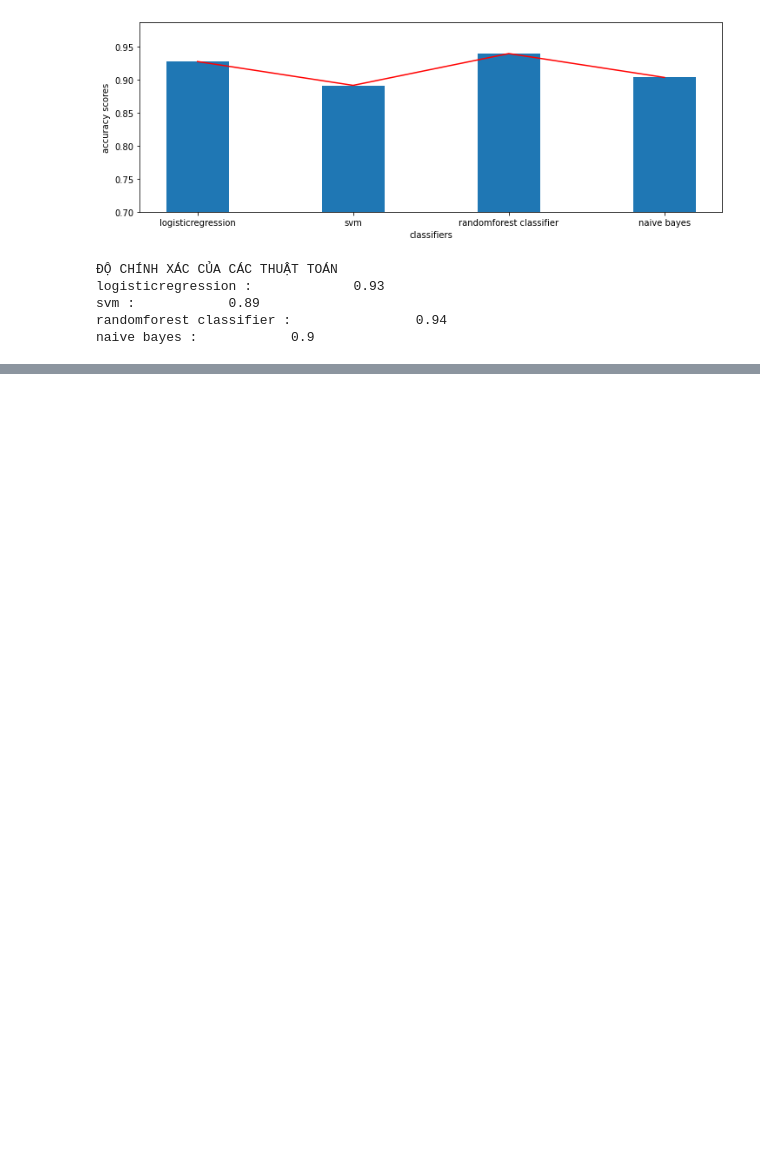
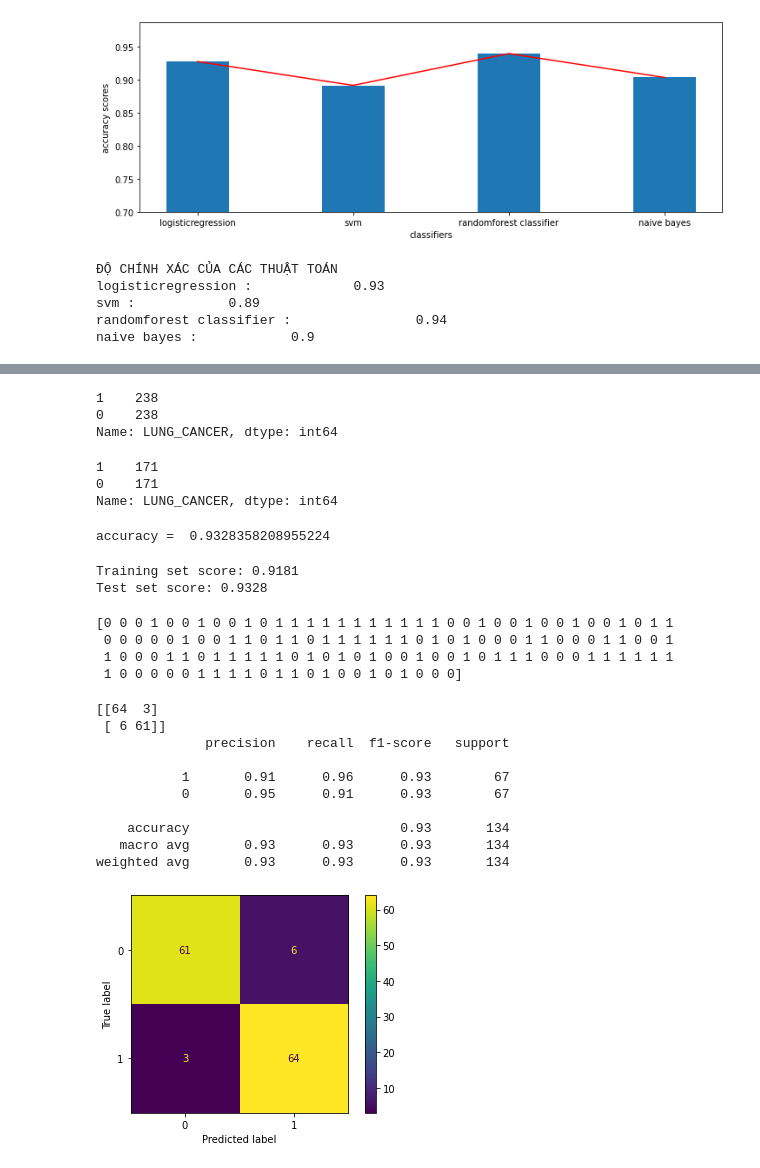
Before and after one commit to 1337Rinz/KhaiPhaDuLieuLon, a Jupyter notebook: DoAn_KhaiPhaDuLieuLon.ipynb, the cells around one changed output, grey strips where cells are left out. Drawn from its saved outputs; the diff is of its cells as text; code cells hidden in the pictures; blank space fills up the shorter version.

```diff
--- a/DoAn_KhaiPhaDuLieuLon.ipynb
+++ b/DoAn_KhaiPhaDuLieuLon.ipynb
@@ -438,0 +478,66 @@ naive bayes :            0.9
+# %%
+from imblearn.over_sampling import SMOTE
+smote = SMOTE(sampling_strategy='minority')
+X_sm, y_sm = smote.fit_resample(X,y)
+
+y_sm.value_counts()
+# %% [output]
+1    238
+0    238
+Name: LUNG_CANCER, dtype: int64
+# %%
+X_train, X_test, y_train, y_test = train_test_split(X_sm, y_sm, test_size = 0.28, random_state = 15, stratify= y_sm)
+# %%
+y_train.value_counts()
+# %% [output]
+1    171
+0    171
+Name: LUNG_CANCER, dtype: int64
+# %%
+gNB = GaussianNB()
+# Train model trên tập training sets
+gNB.fit(X_train, y_train)
+# Predict for Test_Set
+y_pred  = gNB.predict(X_test)
+
+print("accuracy = " ,accuracy_score(y_test, gNB.predict(X_test)))
+# %% [output]
+accuracy =  0.9328358208955224
+# %%
+# Check for overfitting and underfitting
+print('Training set score: {:.4f}'.format(gNB.score(X_train, y_train)))
+print('Test set score: {:.4f}'.format(gNB.score(X_test, y_test)))
+# %% [output]
+Training set score: 0.9181
+Test set score: 0.9328
+# %%
+y_gNBPred = gNB.predict(X_test)
+print(y_gNBPred)
+# %% [output]
+[0 0 0 1 0 0 1 0 0 1 0 1 1 1 1 1 1 1 1 1 1 1 0 0 1 0 0 1 0 0 1 0 0 1 0 1 1
+ 0 0 0 0 0 1 0 0 1 1 0 1 1 0 1 1 1 1 1 1 0 1 0 1 0 0 0 1 1 0 0 0 1 1 0 0 1
+ 1 0 0 0 1 1 0 1 1 1 1 1 0 1 0 1 0 1 0 0 1 0 0 1 0 1 1 1 0 0 0 1 1 1 1 1 1
+ 1 0 0 0 0 0 1 1 1 1 0 1 1 0 1 0 0 1 0 1 0 0 0]
+# %%
+# confusion matrix
+print(metrics.confusion_matrix(y_test, y_gNBPred, labels=[1,0]))
+
+from sklearn.metrics import confusion_matrix, ConfusionMatrixDisplay
+
+cm = confusion_matrix(y_test, y_gNBPred)
+ConfusionMatrixDisplay(cm).plot()
+
+# Classification Report
+print(metrics.classification_report(y_test, y_gNBPred, labels=[1,0]))
+# %% [output]
+[[64  3]
+ [ 6 61]]
+              precision    recall  f1-score   support
+
+           1       0.91      0.96      0.93        67
+           0       0.95      0.91      0.93        67
+
+    accuracy                           0.93       134
+   macro avg       0.93      0.93      0.93       134
+weighted avg       0.93      0.93      0.93       134
+[figure, added]
```
Also changed, not shown: parts of 10 cells of this notebook.
